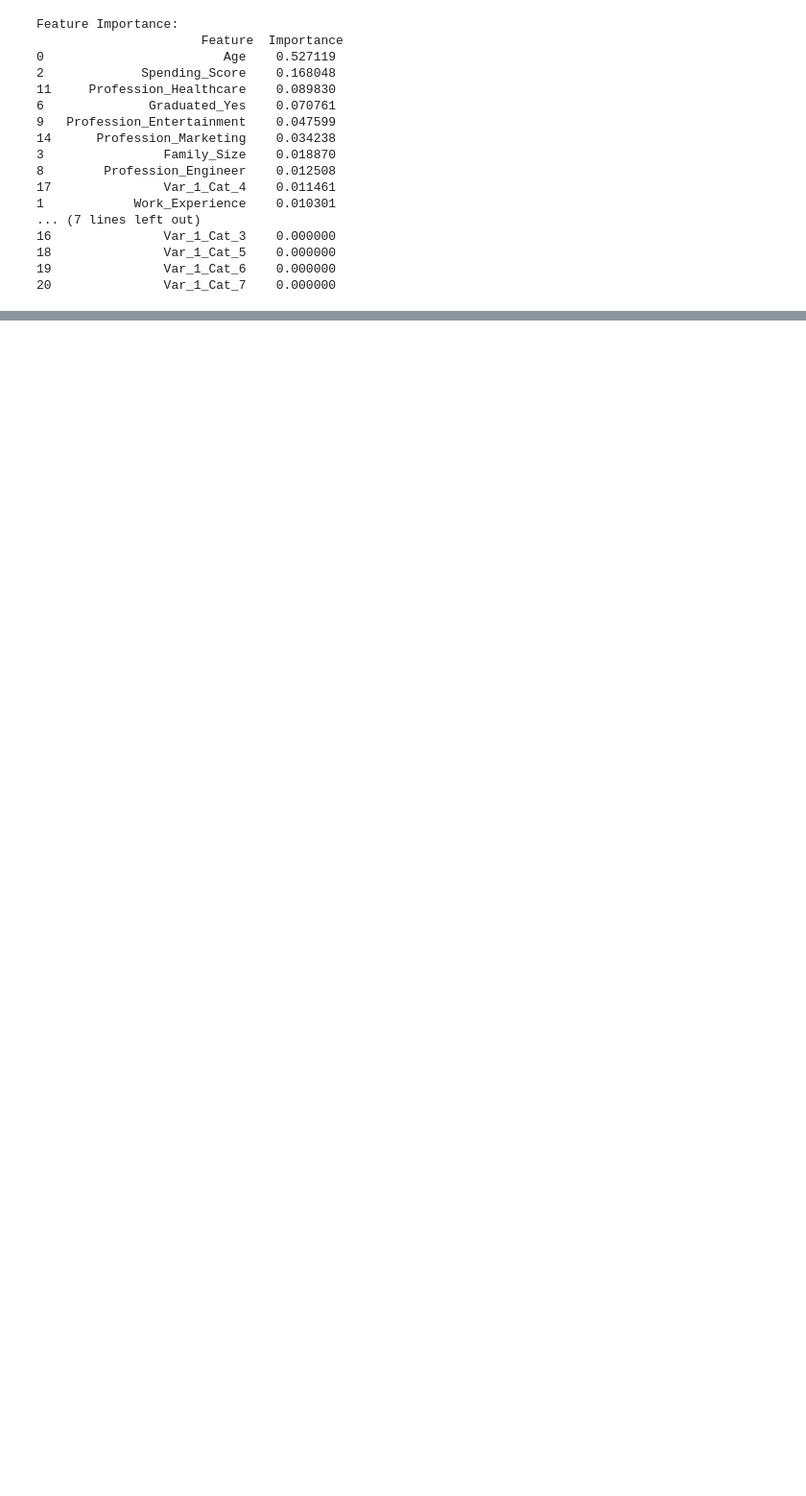
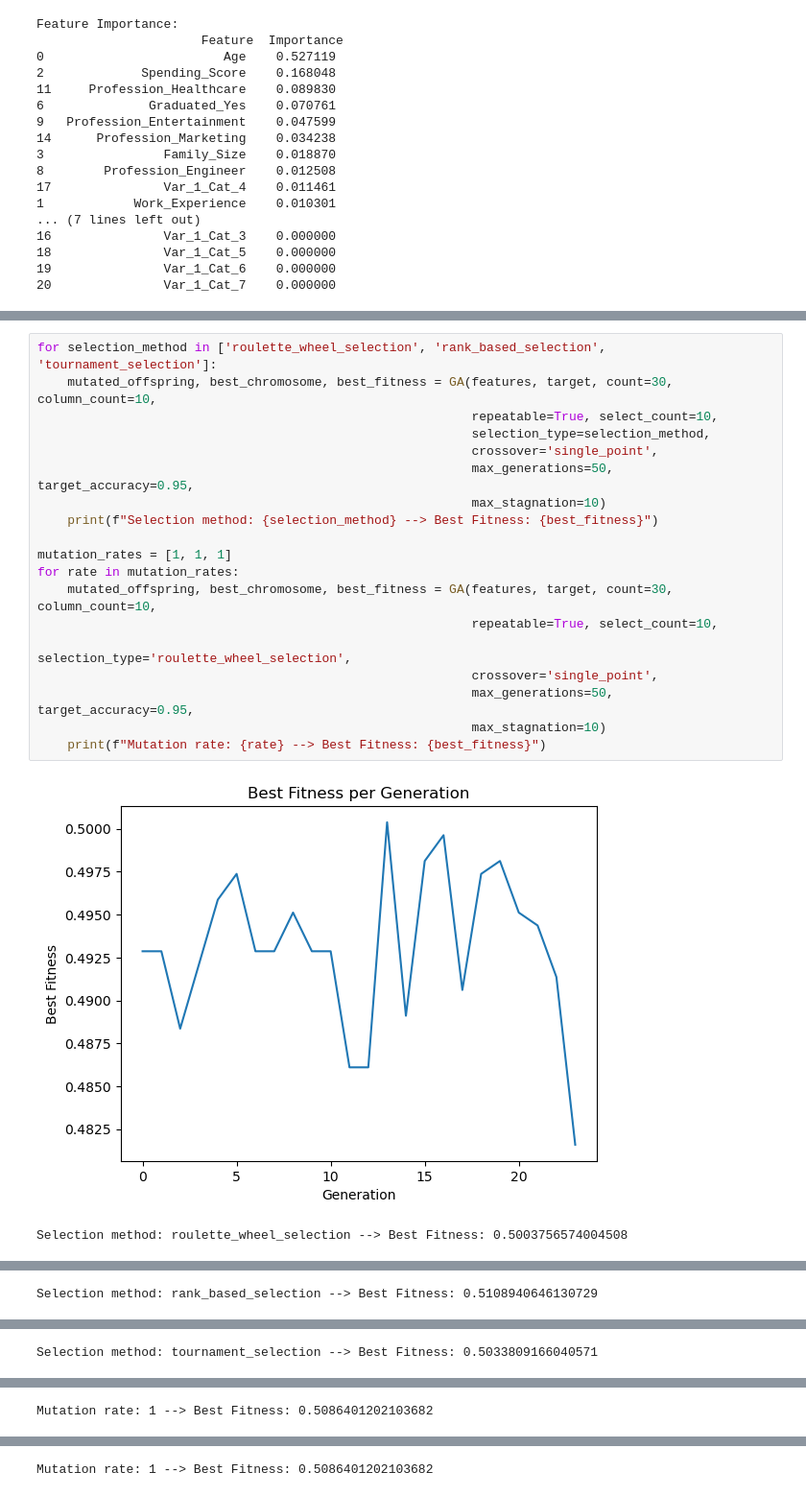
Before and after one commit to mahdimahdieh/computational-intelligence, a Jupyter notebook: Phase 1 Genetic Algorithms/code/project.ipynb, the cells around one changed output, grey strips where cells are left out. Shown: that part at 96% size. Drawn from its saved outputs; the diff is of its cells as text; blank space fills up the shorter version.

```diff
--- a/Phase 1 Genetic Algorithms/code/project.ipynb
+++ b/Phase 1 Genetic Algorithms/code/project.ipynb
@@ -487,0 +526,22 @@ GA(features, target, 8, 8, False, 8, 'rank_based_selection')
+# %%
+for selection_method in ['roulette_wheel_selection', 'rank_based_selection', 'tournament_selection']:
+    mutated_offspring, best_chromosome, best_fitness = GA(features, target, count=30, column_count=10,
+                                                          repeatable=True, select_count=10,
+                                                          selection_type=selection_method,
+                                                          crossover='single_point',
+                                                          max_generations=50, target_accuracy=0.95,
+                                                          max_stagnation=10)
+    print(f"Selection method: {selection_method} --> Best Fitness: {best_fitness}")
+
+mutation_rates = [1, 1, 1]
+for rate in mutation_rates:
+    mutated_offspring, best_chromosome, best_fitness = GA(features, target, count=30, column_count=10,
+                                                          repeatable=True, select_count=10,
+                                                          selection_type='roulette_wheel_selection',
+                                                          crossover='single_point',
+                                                          max_generations=50, target_accuracy=0.95,
+                                                          max_stagnation=10)
+    print(f"Mutation rate: {rate} --> Best Fitness: {best_fitness}")
+# %% [output]
+[figure, added]
+Selection method: roulette_wheel_selection --> Best Fitness: 0.5003756574004508
@@ -487,0 +549 @@ GA(features, target, 8, 8, False, 8, 'rank_based_selection')
+Selection method: rank_based_selection --> Best Fitness: 0.5108940646130729
@@ -487,0 +551 @@ GA(features, target, 8, 8, False, 8, 'rank_based_selection')
+Selection method: tournament_selection --> Best Fitness: 0.5033809166040571
@@ -487,0 +553 @@ GA(features, target, 8, 8, False, 8, 'rank_based_selection')
+Mutation rate: 1 --> Best Fitness: 0.5086401202103682
@@ -487,0 +555 @@ GA(features, target, 8, 8, False, 8, 'rank_based_selection')
+Mutation rate: 1 --> Best Fitness: 0.5086401202103682
```
Also changed, not shown: parts of 16 cells of this notebook.
